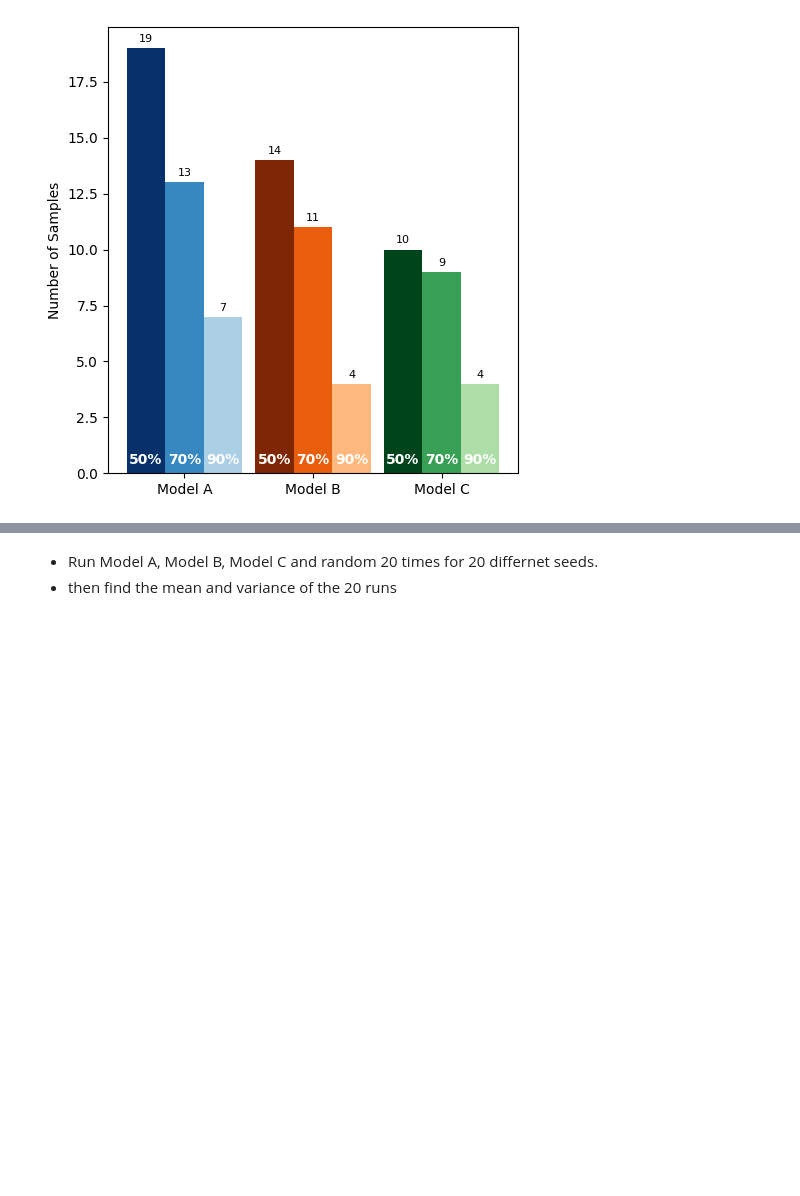
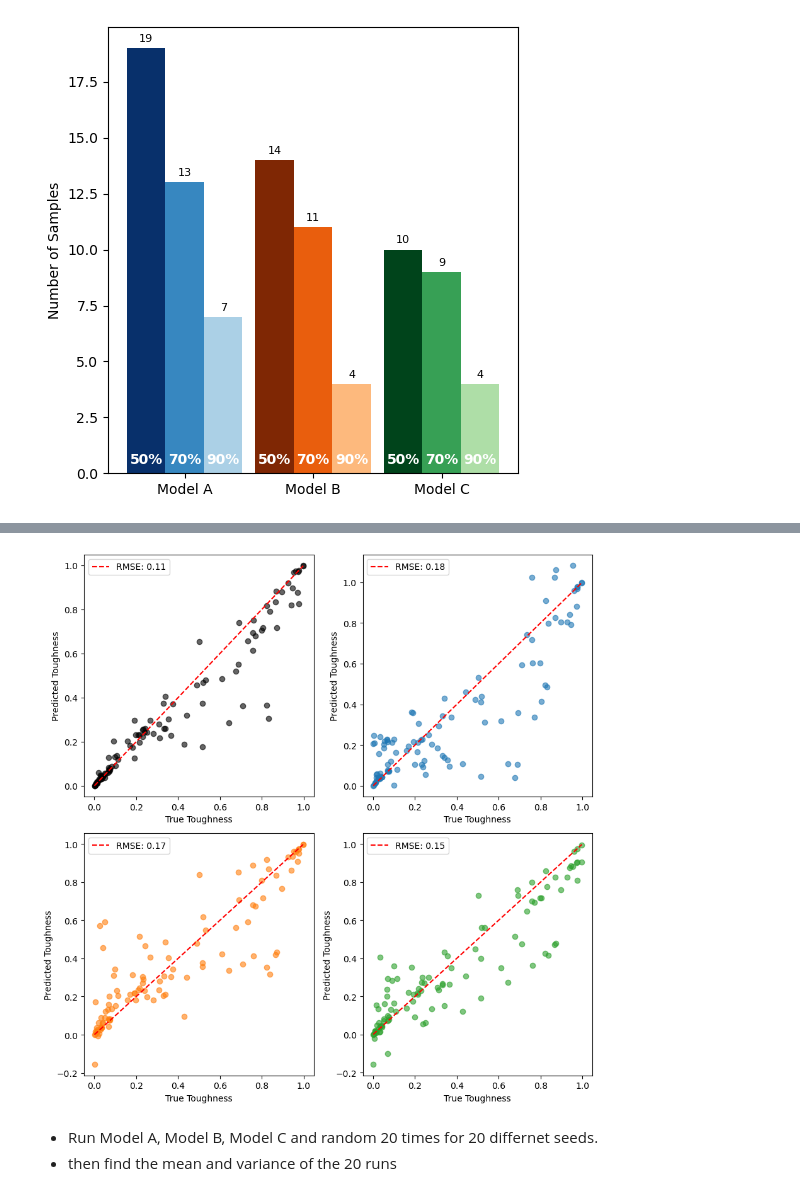
Before and after one commit to uwsunlab/BO-RFB, a Jupyter notebook: PoolBased/ComparisonTesting/querybasedPool.ipynb, the cells around one changed output, grey strips where cells are left out. Drawn from its saved outputs; the diff is of its cells as text; code cells hidden in the pictures; blank space fills up the shorter version.

```diff
--- a/PoolBased/ComparisonTesting/querybasedPool.ipynb
+++ b/PoolBased/ComparisonTesting/querybasedPool.ipynb
@@ -446,3 +446,44 @@ plt.show()
+# %%
+gp_truth = Models(x_train=nx_all, y_train=y_all, y_train_var=yvar_all, bounds=original_bounds, batch_size=batch_size, objective=query, random_id = random_seed)
+from sklearn.metrics import mean_squared_error
+
+# Parity plot for Model A, B, and C using the entire pool data
+
+# Prepare normalized pool data
+nx_pool = normalize(x_all, original_bounds)
+
+# Get predictions from each model
+with torch.no_grad():
+    y_pred_T, _ = gp_truth.gp_evaluate(nx_pool, 'Regular')
+    y_pred_A, _ = gp_modelA.gp_evaluate(nx_pool, 'Regular')
+    y_pred_B, _ = gp_modelB.gp_evaluate(nx_pool, 'Mixed')
+    y_pred_C, _ = gp_modelC.gp_evaluate(nx_pool, 'Mixed')
+
+y_true = y_all.cpu().numpy().flatten()
+
+# plt.figure(figsize=(15, 4))
+plt.figure(figsize=(9, 9))
+
+for i, (y_pred, title, color) in enumerate(zip(
+    [y_pred_T,y_pred_A, y_pred_B, y_pred_C],
+    ['Full','Model A', 'Model B', 'Model C'],
+    ['k','tab:blue', 'tab:orange', 'tab:green']
+)):
+    rmse = np.sqrt(mean_squared_error(y_true, y_pred.flatten()))
+    plt.subplot(2, 2, i + 1)
+    plt.scatter(y_true, y_pred.flatten(), alpha=0.6, color=color )
+    plt.plot([y_true.min(), y_true.max()], [y_true.min(), y_true.max()], 'r--', label = f'RMSE: {rmse:.2f}')
+    plt.xlabel('True Toughness')
+    plt.ylabel('Predicted Toughness')
+    #plt.title(f'Parity Plot: {title}')
+    plt.legend()
+    plt.grid(False)
+
+
+plt.tight_layout()
+plt.show()
+# %% [output]
+[figure, added]
 # %% [markdown]
 - Run Model A, Model B, Model C and random 20 times for 20 differnet seeds.
 - then find the mean and variance of the 20 runs
```
Also changed, not shown: parts of 14 cells of this notebook, 3 other files.
